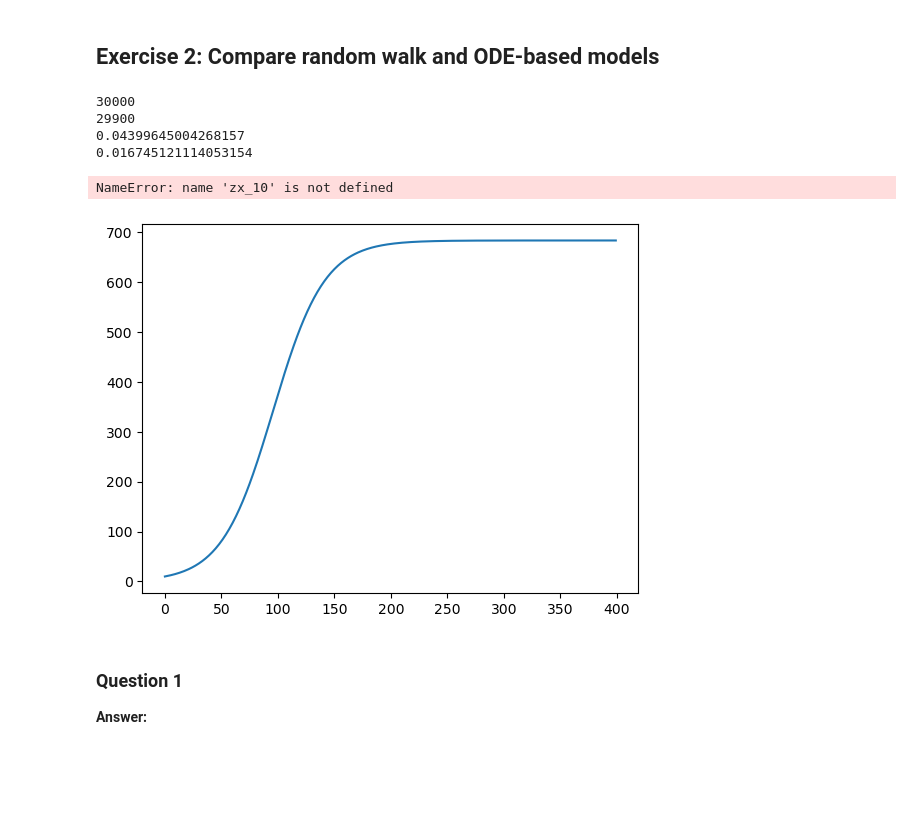
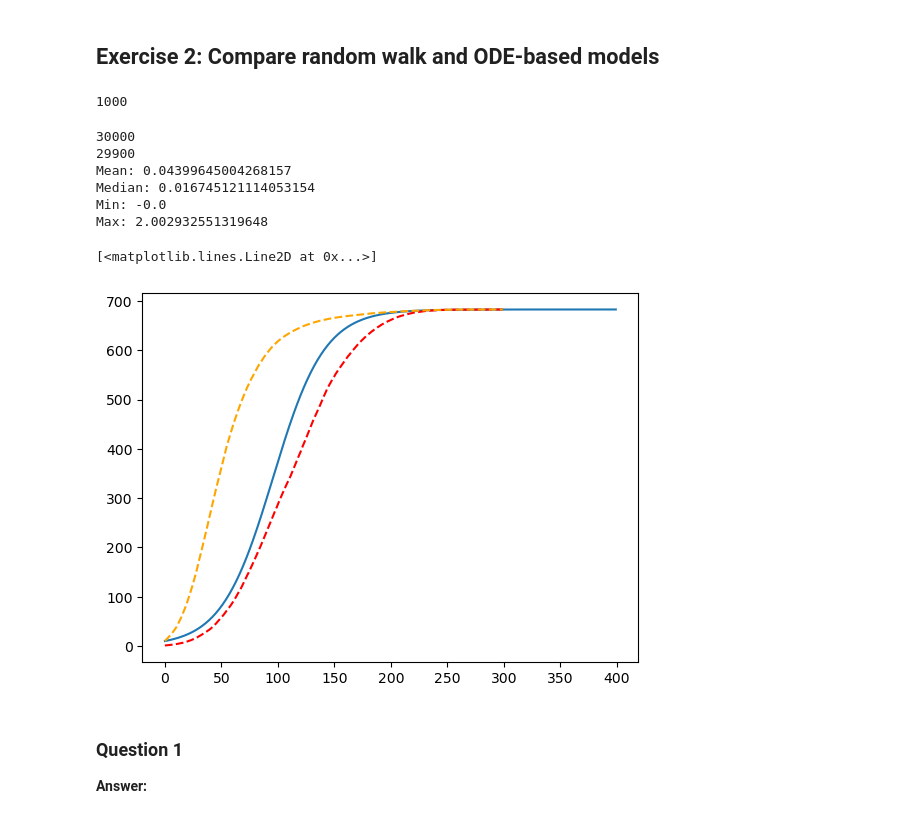
Before and after one commit to MOD510-2023/Project-4, a Jupyter notebook: project4.ipynb, the cells around one changed output. Drawn from its saved outputs; the diff is of its cells as text; code cells hidden in the pictures; blank space fills up the shorter version.

Commit message:
Figuring out the beta

```diff
--- a/project4.ipynb
+++ b/project4.ipynb
@@ -297,6 +297,12 @@ plt.grid()
 <!---->
 # %% [markdown]
 ## Exercise 2: Compare random walk and ODE-based models
+# %%
+a = np.arange(1, 10, 2)
+b = np.linspace(0, 10, 1000)
+print(b.size)
+# %% [output]
+1000
 # %%
 class ODE:
     def __init__(
@@ -321,33 +342,38 @@ class ODE:
 # %%
 N = 683
 
 Sn = Record_Array_Humans[:, 1:]
 
 print(np.size(Record_Array_Humans))
 print(np.size(Sn))
 
 Zn = Record_Array_Zombies[:, 1:]
 Sn_1 = Record_Array_Humans[:, :-1]
 
 beta = - ((Sn - Sn_1) * N)/((Sn+1)*Zn)
 beta
 betamedian = np.median(beta)
 betamean = np.mean(beta)
-print(betamean)
-print(betamedian)
+print(f"Mean: {betamean}")
+print(f"Median: {betamedian}")
+print(f"Min: {np.min(beta)}")
+print(f"Max: {np.max(beta)}")
+
 
 time = np.arange(400)
 Zt = N/(1 + ((N-10)/10)*np.exp(-betamean*time))
 plt.plot(time, Zt)
 plt.plot(zx, zmean, color = "red", linestyle = "--") # plot the mean
-plt.plot(zx_10, zmean_10, color = "red", linestyle = "--") # plot the mean
+plt.plot(zx_10, zmean_10, color = "orange", linestyle = "--") # plot the mean
 # %% [output]
 30000
 29900
-0.04399645004268157
-0.016745121114053154
+Mean: 0.04399645004268157
+Median: 0.016745121114053154
+Min: -0.0
+Max: 2.002932551319648
-NameError: name 'zx_10' is not defined
+[<matplotlib.lines.Line2D at 0x...>]
-[figure, old version]
+[figure, new version]
 # %% [markdown]
 ### Question 1
 
```
Also changed, not shown: parts of 2 cells of this notebook.
